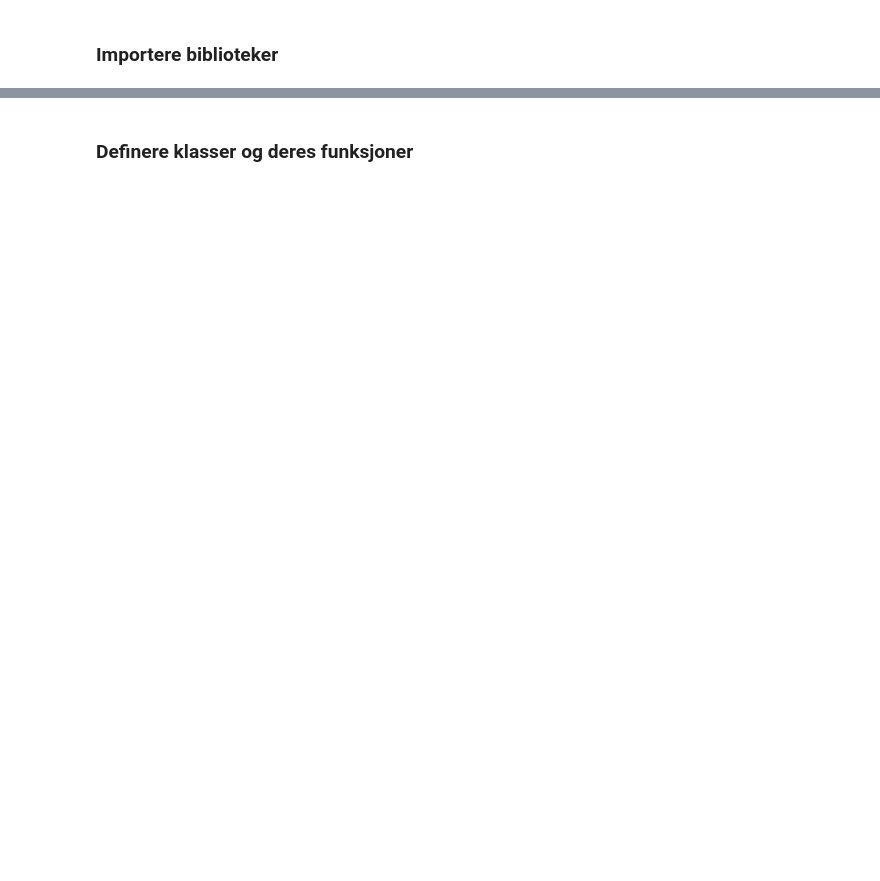
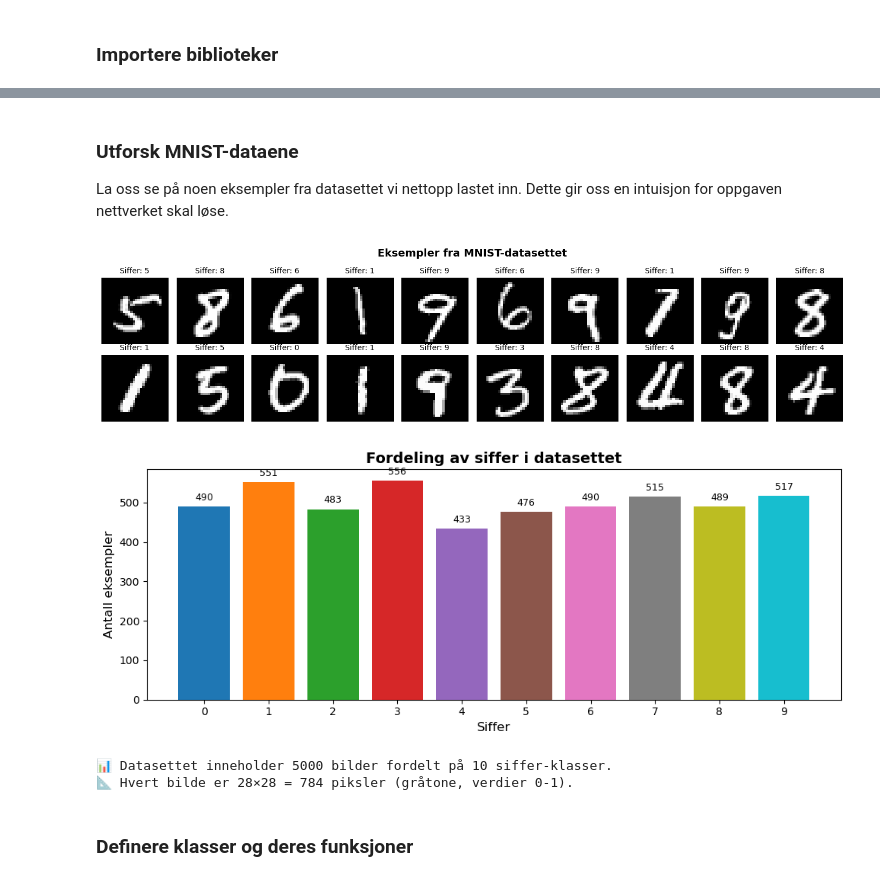
Before and after one commit to arvidl/ELMED219-2026, a Jupyter notebook: Lab2-DL/notebooks/A1-CNN-intro.ipynb, the cells around one changed output, grey strips where cells are left out. Drawn from its saved outputs; the diff is of its cells as text; code cells hidden in the pictures; blank space fills up the shorter version.

```diff
--- a/Lab2-DL/notebooks/A1-CNN-intro.ipynb
+++ b/Lab2-DL/notebooks/A1-CNN-intro.ipynb
@@ -478,14 +380,3 @@ import torch
 import torch.nn as nn
 import os
 import pandas as pd
-# %%
-if is_colab:
-  # Create the directory if it doesn't exist:
-  if not os.path.exists('mnist_images'):
-    os.makedirs('mnist_images')
-
-  # Download the CSV file from GitHub:
-  url = 'https://raw.githubusercontent.com/MMIV-ML/BMED365-2025/main/Lab2-DL/notebooks/mnist_images/mnist_data_5000x785.csv'
-  mnist_data = pd.read_csv(url)
-else:
-  mnist_data = pd.read_csv('mnist_images/mnist_data_5000x785.csv')
@@ -492,3 +432,71 @@ else:
+# %% [markdown]
+### Utforsk MNIST-dataene
+
+La oss se på noen eksempler fra datasettet vi nettopp lastet inn. Dette gir oss en intuisjon for oppgaven nettverket skal løse.
+# %%
+# === Visualiser MNIST-eksempler ===
+
+def vis_mnist_eksempler(data, n_eksempler=20, tilfeldig=True):
+    """
+    Vis et rutenett med MNIST-siffer.
+
+    Args:
+        data: DataFrame med pikselverdier og 'label'-kolonne
+        n_eksempler: Antall eksempler å vise
+        tilfeldig: Om eksemplene skal velges tilfeldig
+    """
+    n_rader = 2
+    n_kolonner = n_eksempler // n_rader
+
+    fig, axes = plt.subplots(n_rader, n_kolonner, figsize=(14, 3.5))
+    fig.suptitle('Eksempler fra MNIST-datasettet', fontsize=14, fontweight='bold')
+
+    if tilfeldig:
+        indices = np.random.choice(len(data), n_eksempler, replace=False)
+    else:
+        indices = range(n_eksempler)
+
+    for idx, ax in enumerate(axes.flat):
+        i = indices[idx]
+        # Hent pikselverdier (alle kolonner unntatt 'label')
+        piksler = data.iloc[i, :-1].values.reshape(28, 28)
+        label = int(data.iloc[i]['label'])
+
+        ax.imshow(piksler, cmap='gray')
+        ax.set_title(f'Siffer: {label}', fontsize=10)
+        ax.axis('off')
+
+    plt.tight_layout()
+    plt.show()
+
+    # Vis også fordelingen av siffer i datasettet
+    fig2, ax2 = plt.subplots(figsize=(10, 4))
+    siffer_fordeling = data['label'].value_counts().sort_index()
+    farger = plt.cm.tab10(np.linspace(0, 1, 10))
+    bars = ax2.bar(siffer_fordeling.index, siffer_fordeling.values, color=farger)
+    ax2.set_xlabel('Siffer', fontsize=12)
+    ax2.set_ylabel('Antall eksempler', fontsize=12)
+    ax2.set_title('Fordeling av siffer i datasettet', fontsize=14, fontweight='bold')
+    ax2.set_xticks(range(10))
+
+    # Legg til antall over hver stolpe
+    for bar, antall in zip(bars, siffer_fordeling.values):
+        ax2.text(bar.get_x() + bar.get_width()/2, bar.get_height() + 10,
+                str(antall), ha='center', va='bottom', fontsize=9)
+
+    plt.tight_layout()
+    plt.show()
+
+    print(f"\n📊 Datasettet inneholder {len(data)} bilder fordelt på 10 siffer-klasser.")
+    print(f"📐 Hvert bilde er {28}×{28} = 784 piksler (gråtone, verdier 0-1).")
+
+# Kjør visualisering
+vis_mnist_eksempler(mnist_data)
+# %% [output]
+[figure, added]
+[figure, added]
+📊 Datasettet inneholder 5000 bilder fordelt på 10 siffer-klasser.
+📐 Hvert bilde er 28×28 = 784 piksler (gråtone, verdier 0-1).
 # %% [markdown]
 ### Definere klasser og deres funksjoner
 # %%
```
Also changed, not shown: parts of 17 cells of this notebook, 8 other files.
